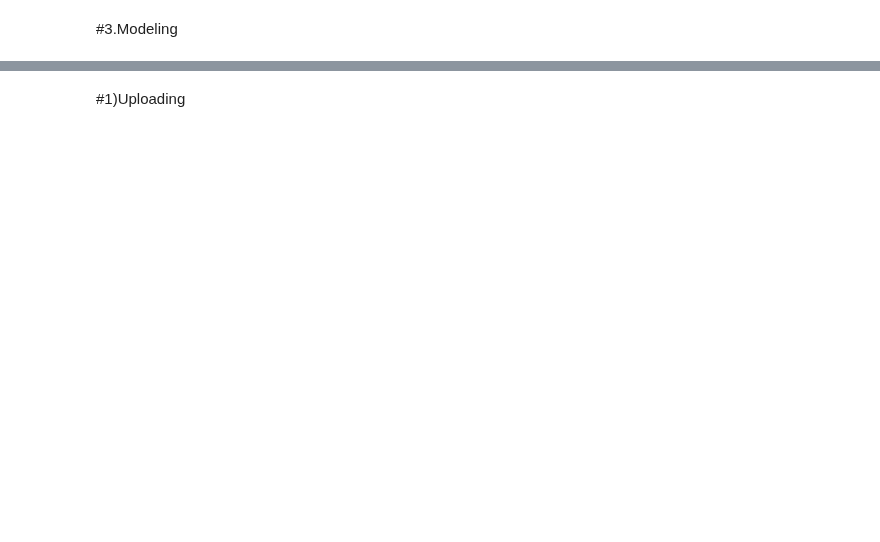
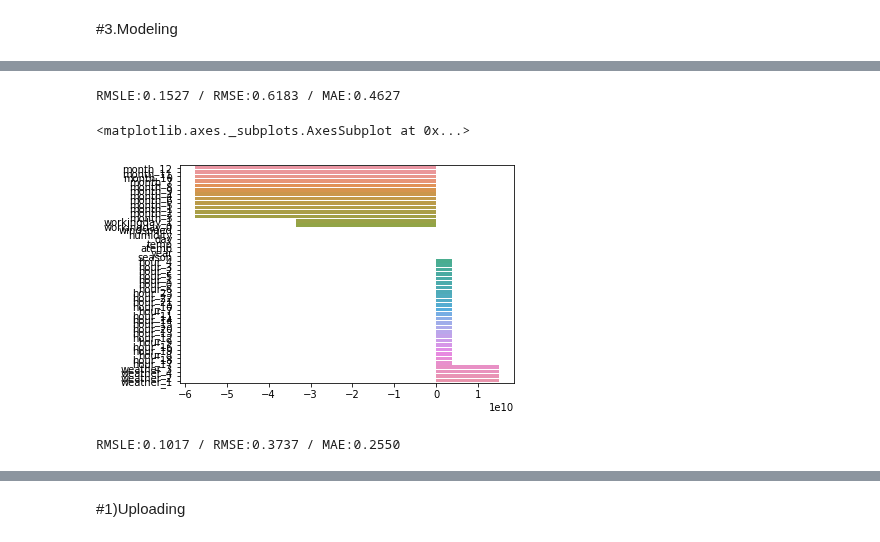
Before and after one commit to DongjunYou/21_1Q_Army, a Jupyter notebook: 4.Bike/Bike_baseline.ipynb, the cells around one changed output, grey strips where cells are left out. Saved outputs shown, nothing was run; the diff lists cells and outputs as text; code cells hidden in the pictures; blank space fills up the shorter version.

```diff
--- a/4.Bike/Bike_baseline.ipynb
+++ b/4.Bike/Bike_baseline.ipynb
@@ -91,2 +127,8 @@ df.head(3)
 # %% [markdown]
 #3.Modeling
+# %%
+train_df=df.loc[df['count'].isna()==False] #comparison with True in condition needs two =
+test_df=df.loc[df['count'].isna()==True]
+target_df=train_df['count']
+feature_df=train_df.drop('count',axis=1)
+test_df.info()
@@ -99,0 +160,15 @@ def get_eval(real,pred): #make RMSLE(start from L to R)
+# %%
+X_train,X_test,y_train,y_test=train_test_split(feature_df,target_df,test_size=0.1,random_state=0)
+# %%
+lr_reg=LinearRegression()
+lr_reg.fit(X_train,y_train)
+pred=(lr_reg.predict(X_test)) #must after logscaling
+get_eval(y_test,pred)
+# %% [output]
+RMSLE:0.1527 / RMSE:0.6183 / MAE:0.4627
+# %%
+coef=pd.Series(lr_reg.coef_,index=feature_df.columns).sort_values() #coefficient value imply importance
+sns.barplot(x=coef,y=coef.index) #encoded categorical values need onehotencoding
+# %% [output]
+<matplotlib.axes._subplots.AxesSubplot at 0x...>
+[figure, added]
@@ -99,0 +179,6 @@ def get_eval(real,pred): #make RMSLE(start from L to R)
+# %%
+rf_reg.fit(X_train,y_train)
+pred2=rf_reg.predict(X_test)
+get_eval(y_test,pred2)
+# %% [output]
+RMSLE:0.1017 / RMSE:0.3737 / MAE:0.2550
```
Also changed, not shown: parts of 23 cells of this notebook.
